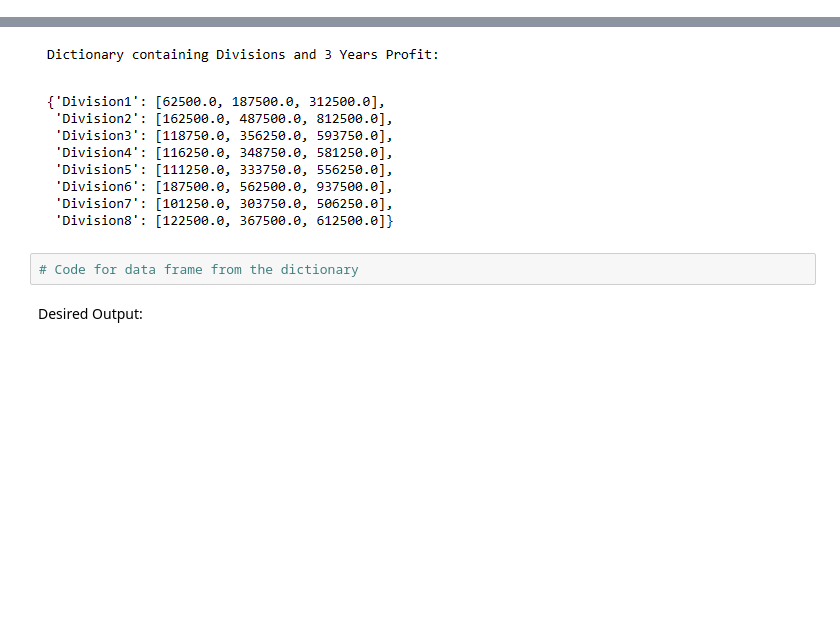
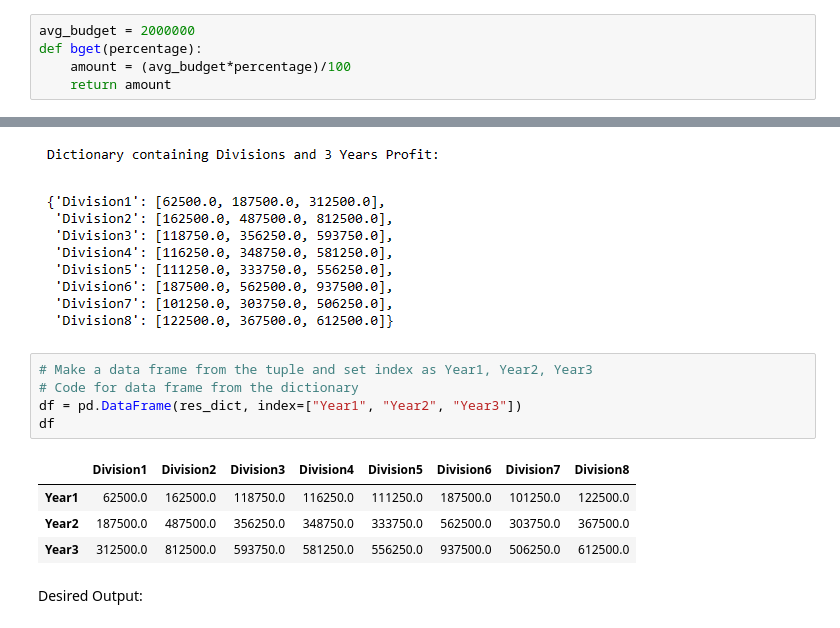
Before and after one commit to pappucode/datascrape, a Jupyter notebook: intern exam paper/Exam_question_01.ipynb, the cells around one changed output, grey strips where cells are left out. Cells and saved outputs as stored; diff of their text form; blank space fills up the shorter version.

```diff
--- a/intern exam paper/Exam_question_01.ipynb
+++ b/intern exam paper/Exam_question_01.ipynb
@@ -18,0 +22,5 @@ XYZ Company invested an average of 2 million BDT for each of its eight divisions
+# %%
+avg_budget = 2000000
+def bget(percentage):
+    amount = (avg_budget*percentage)/100
+    return amount
@@ -36,7 +100,15 @@ Desired Output:
 # %% [markdown]
 ![Output_3.png](attachment:Output_3.png)
 # %%
+# Make a data frame from the tuple and set index as Year1, Year2, Year3
 # Code for data frame from the dictionary
+df = pd.DataFrame(res_dict, index=["Year1", "Year2", "Year3"])
+df
+# %% [output]
+|  | Division1 | Division2 | Division3 | Division4 | Division5 | Division6 | Division7 | Division8 |
+| Year1 | 62500.0 | 162500.0 | 118750.0 | 116250.0 | 111250.0 | 187500.0 | 101250.0 | 122500.0 |
+| Year2 | 187500.0 | 487500.0 | 356250.0 | 348750.0 | 333750.0 | 562500.0 | 303750.0 | 367500.0 |
+| Year3 | 312500.0 | 812500.0 | 593750.0 | 581250.0 | 556250.0 | 937500.0 | 506250.0 | 612500.0 |
 # %% [markdown]
 Desired Output:
 # %% [markdown]
```
Also changed, not shown: parts of 7 cells of this notebook, 2 other files.
